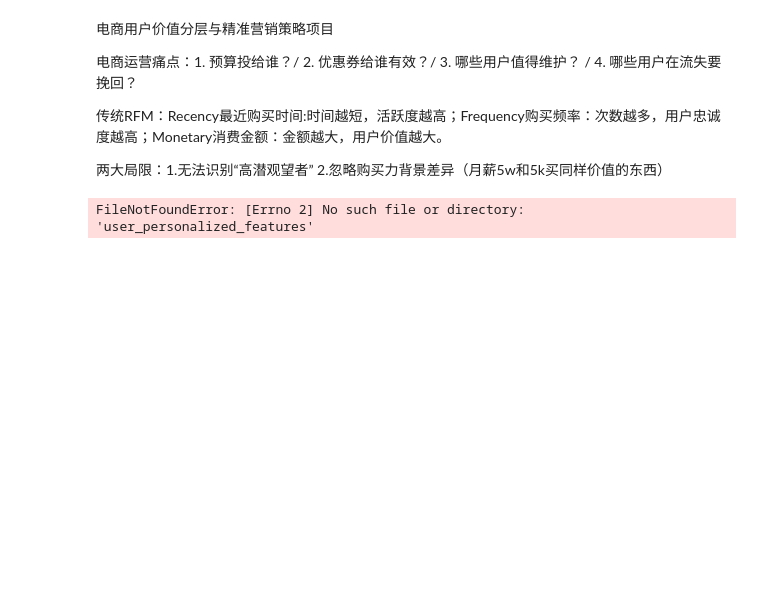
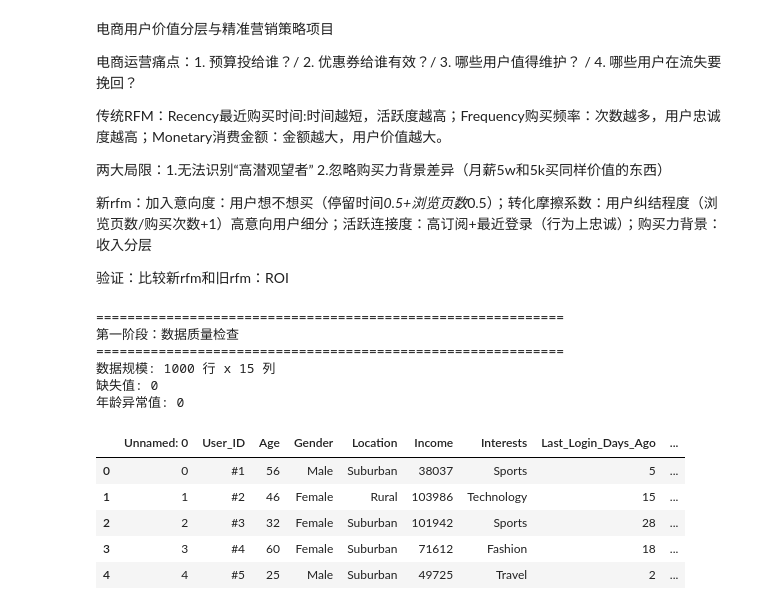
Before and after one commit to shawn924/Li_Zexuan, a Jupyter notebook: Ecommerce_rfmproject/rfm.ipynb, the cells around one changed output. Saved outputs shown, nothing was run; the diff lists cells and outputs as text; code cells hidden in the pictures; blank space fills up the shorter version.

```diff
--- a/Ecommerce_rfmproject/rfm.ipynb
+++ b/Ecommerce_rfmproject/rfm.ipynb
@@ -7,6 +7,10 @@
 
 
 两大局限：1.无法识别“高潜观望者” 2.忽略购买力背景差异（月薪5w和5k买同样价值的东西）
+
+新rfm：加入意向度：用户想不想买（停留时间*0.5+浏览页数*0.5）；转化摩擦系数：用户纠结程度（浏览页数/购买次数+1）高意向用户细分；活跃连接度：高订阅+最近登录（行为上忠诚）；购买力背景：收入分层
+
+验证：比较新rfm和旧rfm：ROI
 # %%
 %matplotlib inline
 import pandas as pd
@@ -17,23 +26,34 @@ warnings.filterwarnings('ignore')
 # %%
 # 数据加载与预处理函数
 def load_and_preprocess(file):
     """数据加载与预处理"""
-    df = pd.read_excel(file)
+    df = pd.read_csv(file)
 
     # 数据质量检查
     print("=" * 60)
     print("第一阶段：数据质量检查")
     print("=" * 60)
     print(f"数据规模: {df.shape[0]} 行 x {df.shape[1]} 列")
     print(f"缺失值: {df.isnull().sum().sum()}")
 
     # 异常值处理
     age_outliers = df[(df['Age'] < 10) | (df['Age'] > 100)].shape[0]
     print(f"年龄异常值: {age_outliers}")
     return df
 
 # 执行数据加载
-df = load_and_preprocess("user_personalized_features")
+df = load_and_preprocess("user_personalized_features.csv")
 df.head()
 # %% [output]
-FileNotFoundError: [Errno 2] No such file or directory: 'user_personalized_features'
+============================================================
+第一阶段：数据质量检查
+============================================================
+数据规模: 1000 行 x 15 列
+缺失值: 0
+年龄异常值: 0
+|  | Unnamed: 0 | User_ID | Age | Gender | Location | Income | Interests | Last_Login_Days_Ago | ... |
+| 0 | 0 | #1 | 56 | Male | Suburban | 38037 | Sports | 5 | ... |
+| 1 | 1 | #2 | 46 | Female | Rural | 103986 | Technology | 15 | ... |
+| 2 | 2 | #3 | 32 | Female | Suburban | 101942 | Sports | 28 | ... |
+| 3 | 3 | #4 | 60 | Female | Suburban | 71612 | Fashion | 18 | ... |
+| 4 | 4 | #5 | 25 | Male | Suburban | 49725 | Travel | 2 | ... |
```
Also changed, not shown: parts of 8 cells of this notebook.
